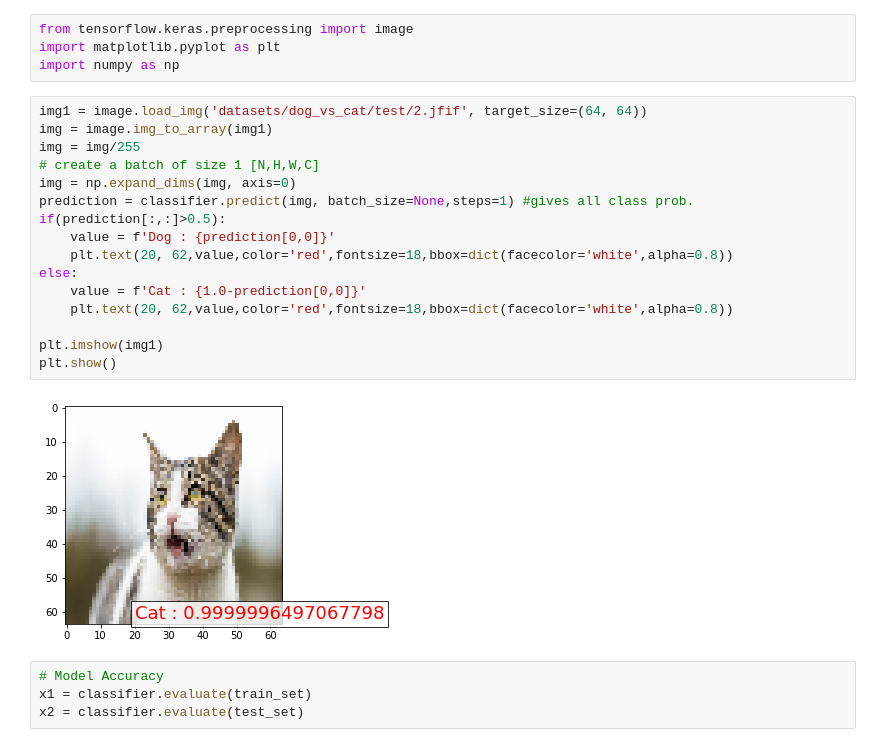
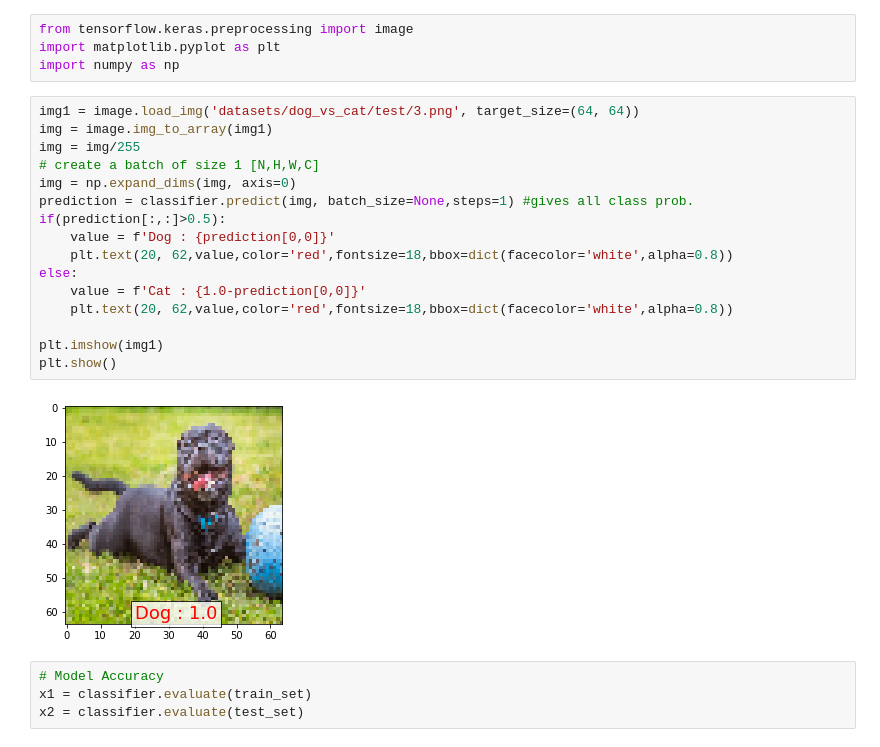
Before and after one commit to mtabishk/machinelearning-arth2020, a Jupyter notebook: computer-vision/dogs-cats-cnn.ipynb, the cells around one changed output. Saved outputs shown, nothing was run; the diff lists cells and outputs as text.

```diff
--- a/computer-vision/dogs-cats-cnn.ipynb
+++ b/computer-vision/dogs-cats-cnn.ipynb
@@ -101,23 +101,23 @@ from tensorflow.keras.preprocessing import image
 import matplotlib.pyplot as plt
 import numpy as np
 # %%
-img1 = image.load_img('datasets/dog_vs_cat/test/2.jfif', target_size=(64, 64))
+img1 = image.load_img('datasets/dog_vs_cat/test/3.png', target_size=(64, 64))
 img = image.img_to_array(img1)
 img = img/255
 # create a batch of size 1 [N,H,W,C]
 img = np.expand_dims(img, axis=0)
 prediction = classifier.predict(img, batch_size=None,steps=1) #gives all class prob.
 if(prediction[:,:]>0.5):
     value = f'Dog : {prediction[0,0]}'
     plt.text(20, 62,value,color='red',fontsize=18,bbox=dict(facecolor='white',alpha=0.8))
 else:
     value = f'Cat : {1.0-prediction[0,0]}'
     plt.text(20, 62,value,color='red',fontsize=18,bbox=dict(facecolor='white',alpha=0.8))
 
 plt.imshow(img1)
 plt.show()
 # %% [output]
-[figure, old version]
+[figure, new version]
 # %%
 # Model Accuracy
 x1 = classifier.evaluate(train_set)
```
Also changed, not shown: 5 other files.
